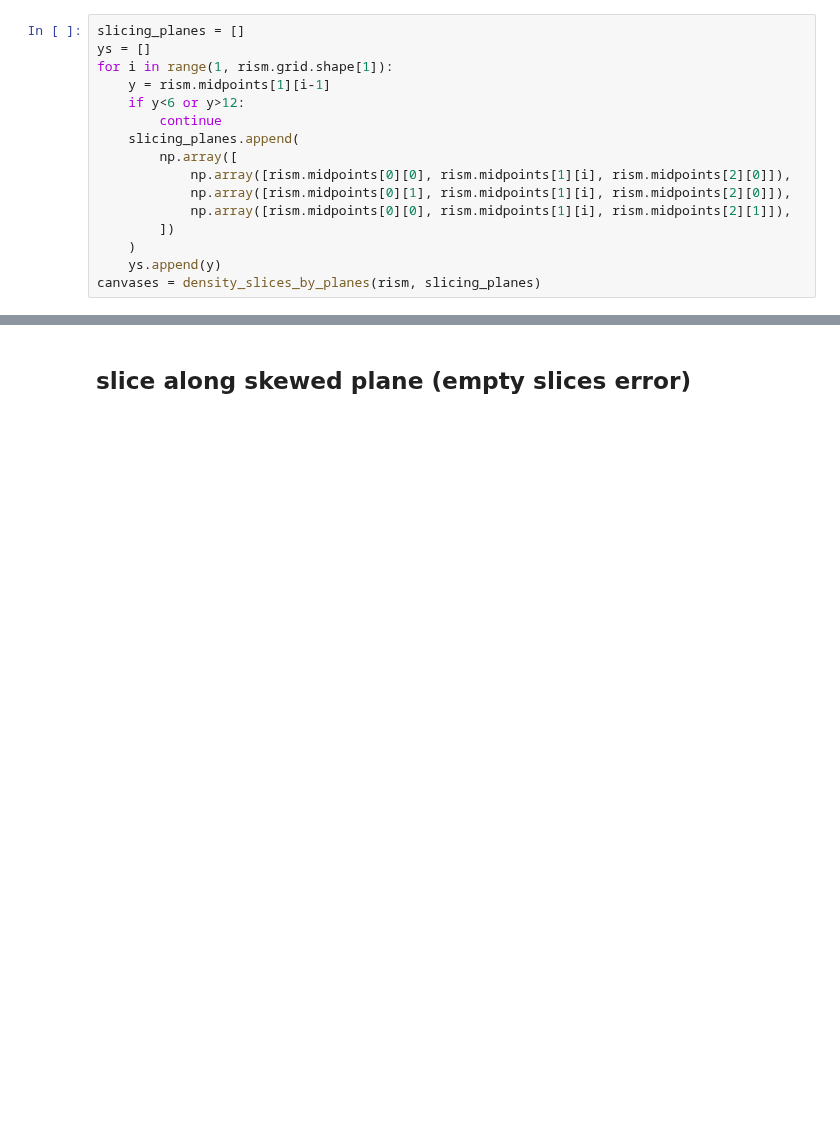
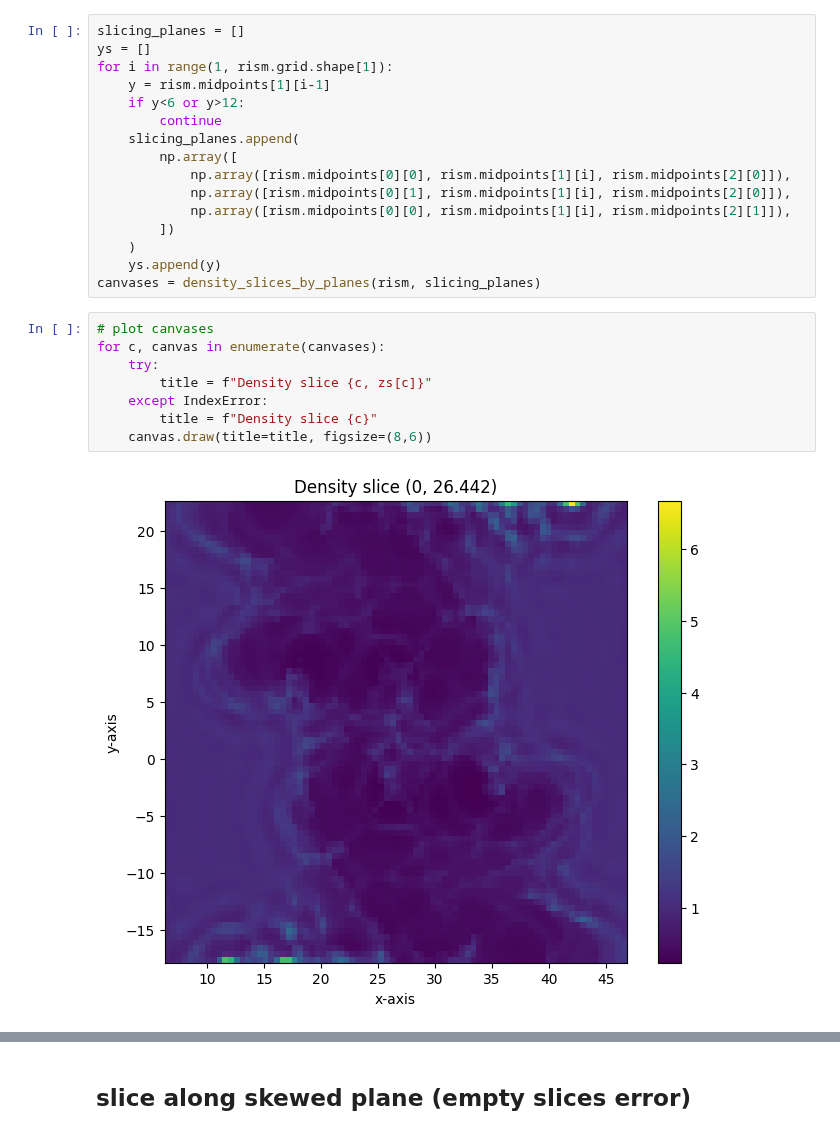
Before and after one commit to unitaryfund/aquapointer, a Jupyter notebook: notebooks/slicing_bugs.ipynb, the cells around one changed output, grey strips where cells are left out. Saved outputs shown, nothing was run; the diff lists cells and outputs as text; blank space fills up the shorter version.

Commit message:
Add plot of y-sliced canvases

```diff
--- a/notebooks/slicing_bugs.ipynb
+++ b/notebooks/slicing_bugs.ipynb
@@ -107,3 +107,13 @@ for i in range(1, rism.grid.shape[1]):
     )
     ys.append(y)
 canvases = density_slices_by_planes(rism, slicing_planes)
+# %%
+# plot canvases
+for c, canvas in enumerate(canvases):
+    try:
+        title = f"Density slice {c, zs[c]}"
+    except IndexError:
+        title = f"Density slice {c}"
+    canvas.draw(title=title, figsize=(8,6))
+# %% [output]
+[figure, added]
```
Also changed, not shown: parts of 1 cell of this notebook.
